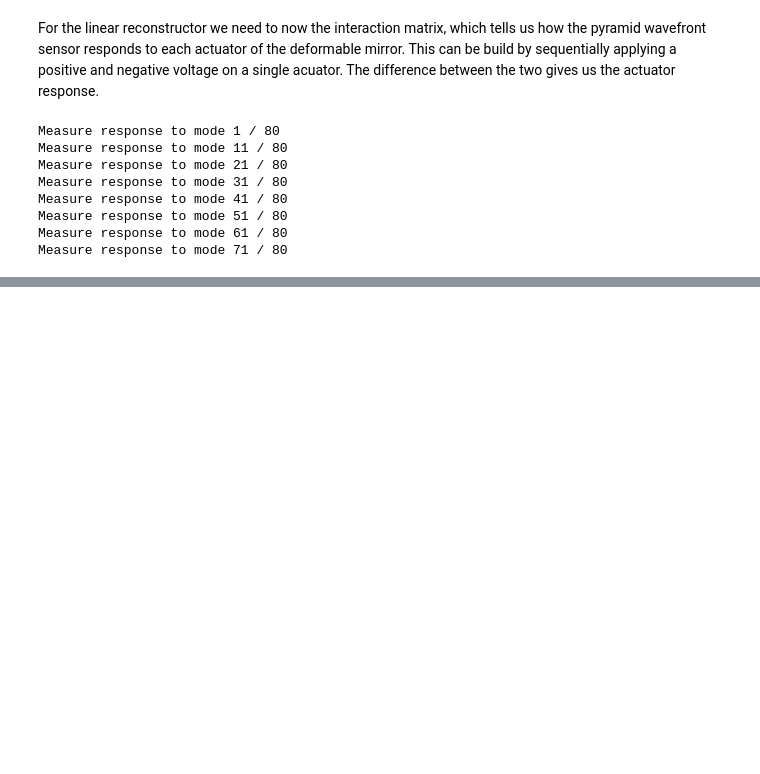
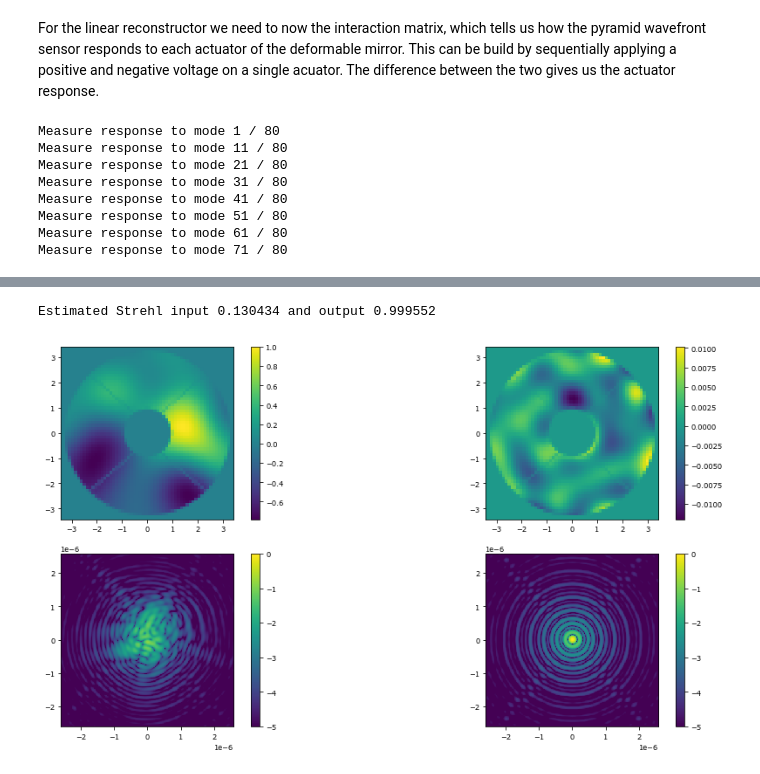
Before and after one commit to ehpor/hcipy, a Jupyter notebook: doc/tutorials/03_Pyramid_wavefront_sensor.ipynb, the cells around one changed output, grey strips where cells are left out. Drawn from its saved outputs; the diff is of its cells as text; code cells hidden in the pictures; blank space fills up the shorter version.

```diff
--- a/doc/tutorials/03_Pyramid_wavefront_sensor.ipynb
+++ b/doc/tutorials/03_Pyramid_wavefront_sensor.ipynb
@@ -175,0 +208,43 @@ Estimated Strehl input 0.501772 and output 1
+# %%
+for i in range(10):
+    wf_dm = deformable_mirror.forward(wf_wfs)
+    wf_pyr = pwfs.forward(wf_dm)
+
+    camera.integrate(wf_pyr, 1)
+    wfs_image = large_poisson( camera.read_out() ).astype(np.float)
+    wfs_image /= np.sum(wfs_image)
+
+    diff_image = wfs_image-image_ref
+    deformable_mirror.actuators = (1-leakage) * deformable_mirror.actuators - gain * reconstruction_matrix.dot(diff_image)
+
+PSF_out = propagator.forward( deformable_mirror.forward(wf_wfs) ).power/Inorm
+# %%
+residual_opd = deformable_mirror.opd
+residual_opd = magallen_aperture * (residual_opd - np.mean(residual_opd[magallen_aperture>0]))
+
+phase_rms = 2 * np.pi / wavelength_wfs * np.std(residual_opd[magallen_aperture>0])
+strehl = PSF_out.max()
+
+print("Estimated Strehl input {:g} and output {:g}".format(input_strehl, strehl))
+
+plt.figure(figsize=(16,8))
+plt.subplot(2,2,1)
+imshow_field(input_opd/wavelength_wfs)
+plt.colorbar()
+
+plt.subplot(2,2,2)
+imshow_field(residual_opd/wavelength_wfs)
+plt.colorbar()
+
+plt.subplot(2,2,3)
+imshow_field(np.log10(PSF_in), vmin=-5, vmax=0)
+plt.colorbar()
+
+plt.subplot(2,2,4)
+imshow_field(np.log10(PSF_out), vmin=-5, vmax=0)
+plt.colorbar()
+
+plt.show()
+# %% [output]
+Estimated Strehl input 0.130434 and output 0.999552
+[figure, added]
```
Also changed, not shown: parts of 14 cells of this notebook.
